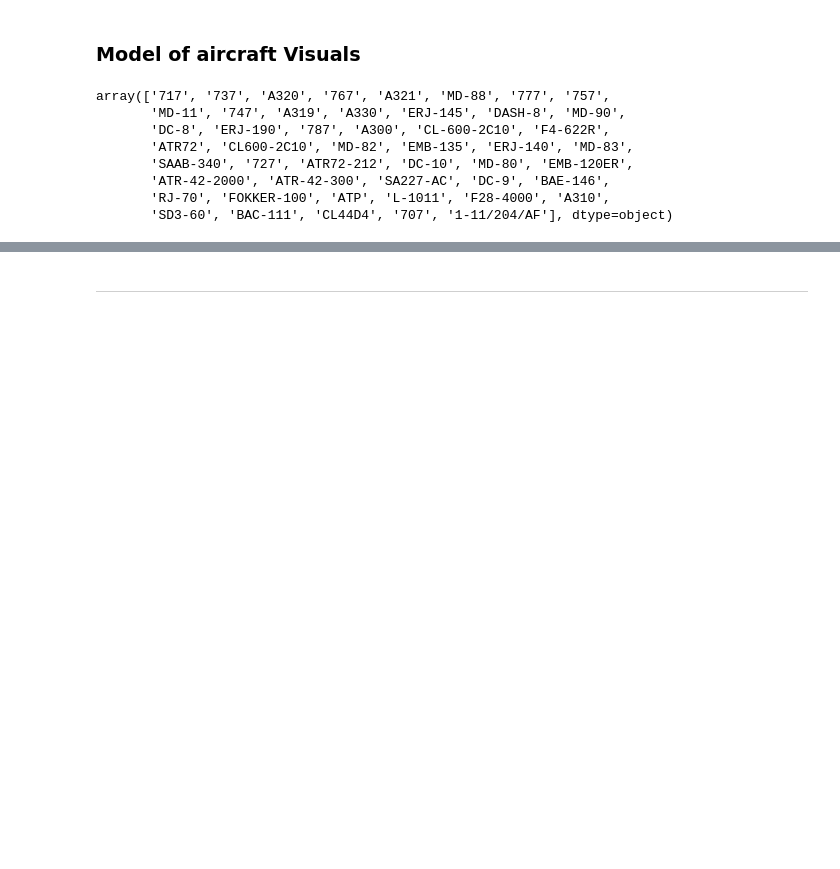
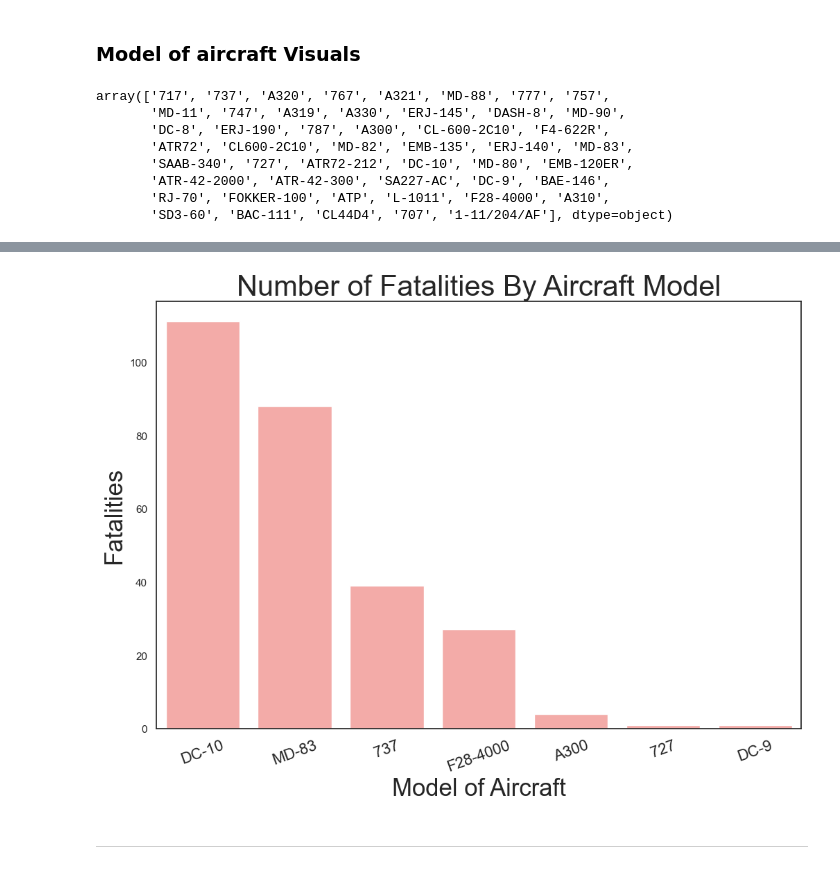
Before and after one commit to FragariaChemist/airline_safety, a Jupyter notebook: code/05_data_viz_hh.ipynb, the cells around one changed output, grey strips where cells are left out. Drawn from its saved outputs; the diff is of its cells as text; code cells hidden in the pictures; blank space fills up the shorter version.

```diff
--- a/code/05_data_viz_hh.ipynb
+++ b/code/05_data_viz_hh.ipynb
@@ -90,3 +106,7 @@ array(['717', '737', 'A320', '767', 'A321', 'MD-88', '777', '757',
        'ATR-42-2000', 'ATR-42-300', 'SA227-AC', 'DC-9', 'BAE-146',
        'RJ-70', 'FOKKER-100', 'ATP', 'L-1011', 'F28-4000', 'A310',
        'SD3-60', 'BAC-111', 'CL44D4', '707', '1-11/204/AF'], dtype=object)
+# %%
+model = pd.DataFrame(df.groupby('model')['fatal_injury_count'].sum().reset_index())
+
+model.head()
@@ -93,3 +120,30 @@ array(['717', '737', 'A320', '767', 'A321', 'MD-88', '777', '757',
+# %%
+model = model[model['fatal_injury_count'] > 0]
+# %%
+model = model.sort_values(by = 'fatal_injury_count', ascending = False)
+# %%
+# plot
+plt.figure(figsize = (12, 8))
+sns.set_theme(style='white', palette=None)
+plt.tight_layout()
+
+sns.set_color_codes("pastel")
+sns.barplot(data = model,
+            x = 'model',
+            y = 'fatal_injury_count',
+           color = 'r')
+
+# Plot Labels
+plt.title('Number of Fatalities By Aircraft Model', size = 30)
+
+plt.xlabel('Model of Aircraft', size = 25)
+plt.xticks(size = 16, rotation = 20)
+plt.ylabel('Fatalities', size = 25);
+
+#plt.tight_layout()
+#plt.savefig('../images/num_fatal_model.png')
+# %% [output]
+[figure, added]
 # %% [markdown]
 ---
 # %% [markdown]
```
Also changed, not shown: parts of 15 cells of this notebook, 3 other files.
